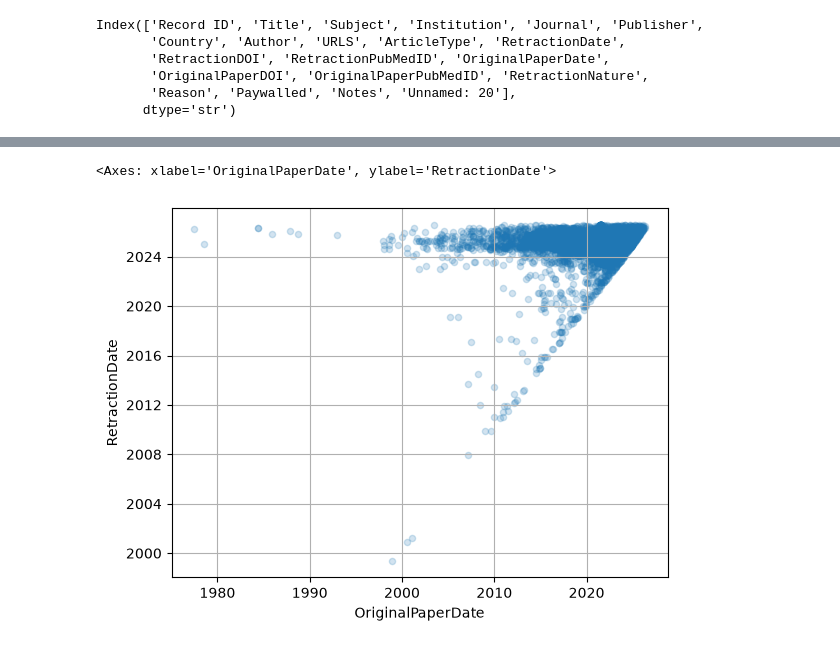
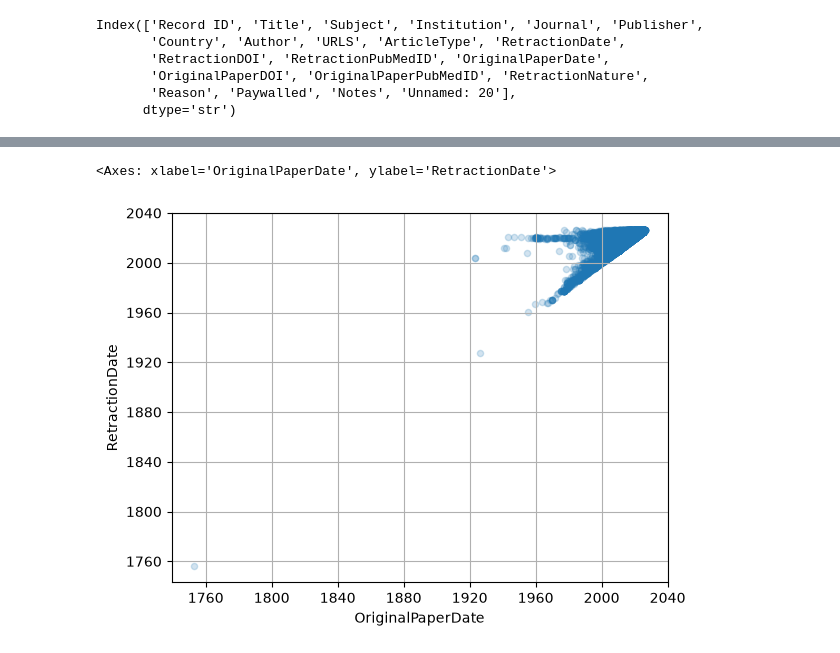
Before and after one commit to perellonieto/quarto-retraction-watch-example, a Jupyter notebook: initial_exploration_example.ipynb, the cells around one changed output, grey strips where cells are left out. Saved outputs shown, nothing was run; the diff lists cells and outputs as text; code cells hidden in the pictures.

Commit message:
Added example figures by Jonas Oppenlaender 2026

```diff
--- a/initial_exploration_example.ipynb
+++ b/initial_exploration_example.ipynb
@@ -5,7 +5,7 @@ import os
 datafolder = "retraction-watch-data/"
 csvfile = "retraction_watch.csv"
 # %%
-df = pandas.read_csv(os.path.join(datafolder, csvfile))
+df = pandas.read_csv(os.path.join(datafolder, csvfile), encoding='iso-8859-1')
 # %%
 df.columns
 # %% [output]
@@ -15,6 +15,3 @@ Index(['Record ID', 'Title', 'Subject', 'Institution', 'Journal', 'Publisher',
        'OriginalPaperDOI', 'OriginalPaperPubMedID', 'RetractionNature',
        'Reason', 'Paywalled', 'Notes', 'Unnamed: 20'],
       dtype='str')
-# %%
-df['RetractionDate'] = pandas.to_datetime(df['RetractionDate'])
-df['OriginalPaperDate'] = pandas.to_datetime(df['OriginalPaperDate'])
@@ -21,5 +28,10 @@ df['OriginalPaperDate'] = pandas.to_datetime(df['OriginalPaperDate'])
 # %%
-df.dropna(subset=['RetractionDate', 'OriginalPaperDate']).plot.scatter('OriginalPaperDate', 'RetractionDate', alpha=0.2, grid=True)
+df.dropna(subset=['RetractionDate', 'OriginalPaperDate'], inplace=True)
-# %% [output]
-<Axes: xlabel='OriginalPaperDate', ylabel='RetractionDate'>
-[figure, removed]
+# %%
+df['RetractionDate'] = pandas.to_datetime(df['RetractionDate'], errors='coerce', format='mixed')
+df['OriginalPaperDate'] = pandas.to_datetime(df['OriginalPaperDate'], errors='coerce', format='mixed')
+# %%
+df.plot.scatter('OriginalPaperDate', 'RetractionDate', alpha=0.2, grid=True)
+# %% [output]
+<Axes: xlabel='OriginalPaperDate', ylabel='RetractionDate'>
+[figure, added]
```
Also changed, not shown: parts of 5 cells of this notebook, 1 other file.
